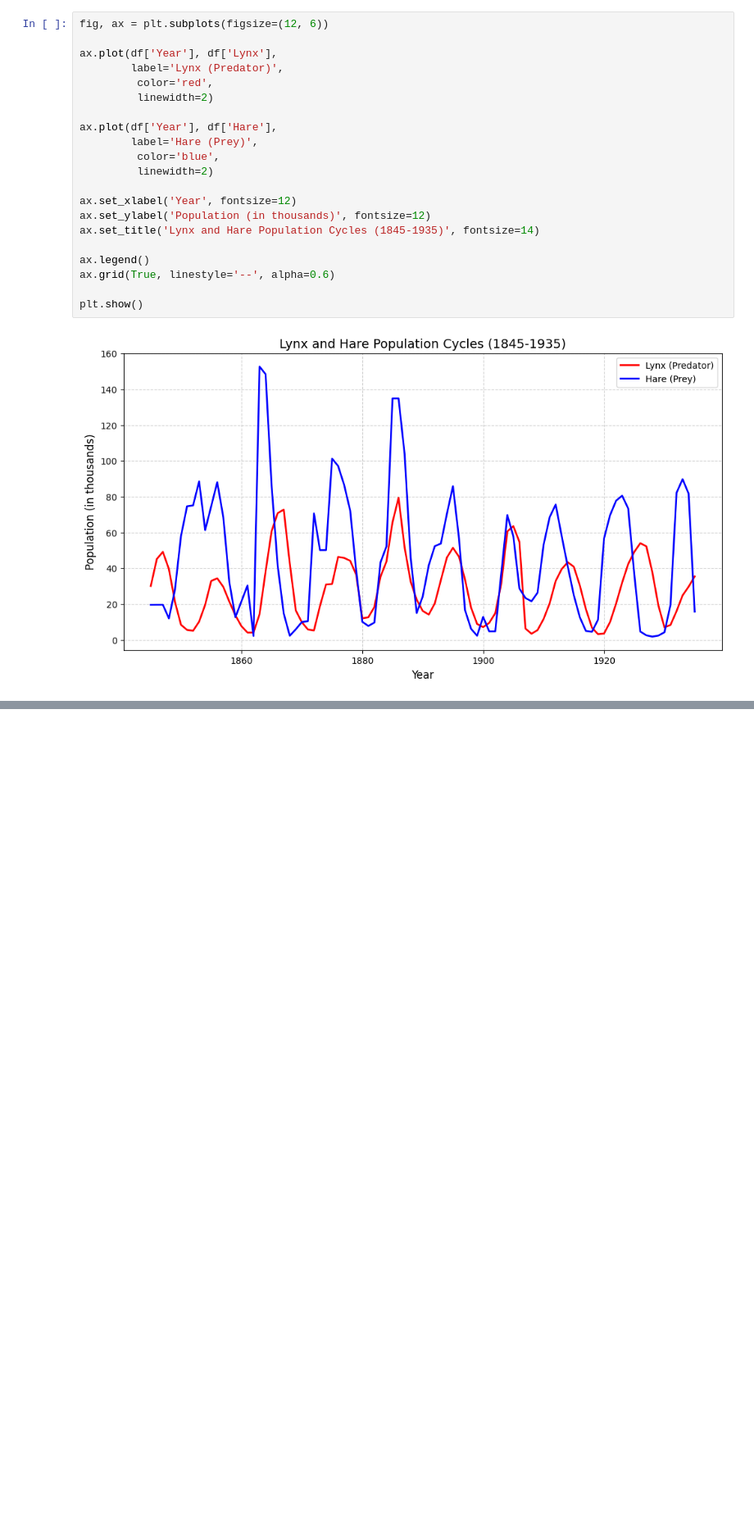
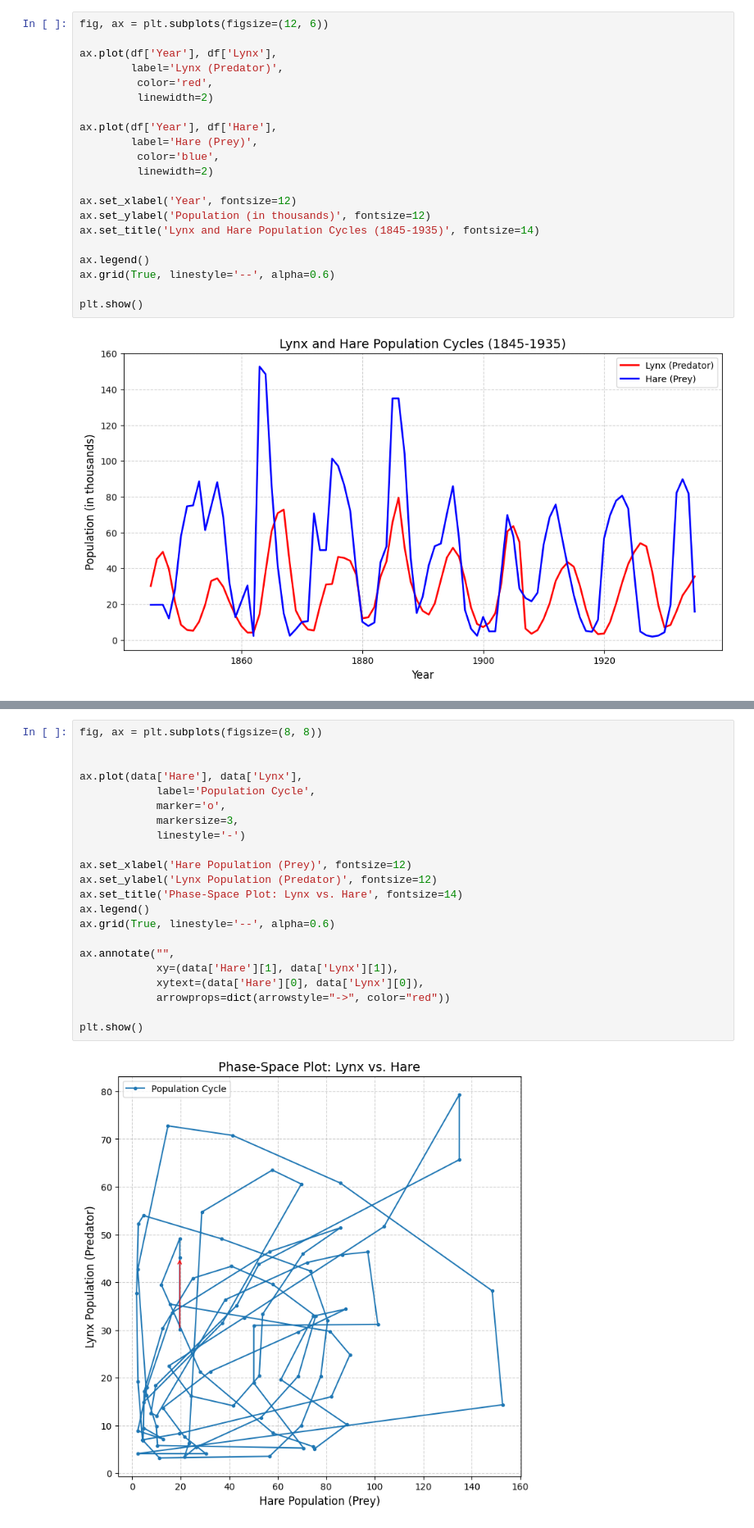
Before and after one commit to phereiitg/modeling-ecological-dynamics, a Jupyter notebook: model.ipynb, the cells around one changed output, grey strips where cells are left out. Shown at 82% size. Saved outputs shown, nothing was run; the diff lists cells and outputs as text; blank space fills up the shorter version.

```diff
--- a/model.ipynb
+++ b/model.ipynb
@@ -70,0 +96,24 @@ plt.show()
+# %%
+fig, ax = plt.subplots(figsize=(8, 8))
+
+
+ax.plot(data['Hare'], data['Lynx'],
+            label='Population Cycle',
+            marker='o',
+            markersize=3,
+            linestyle='-')
+
+ax.set_xlabel('Hare Population (Prey)', fontsize=12)
+ax.set_ylabel('Lynx Population (Predator)', fontsize=12)
+ax.set_title('Phase-Space Plot: Lynx vs. Hare', fontsize=14)
+ax.legend()
+ax.grid(True, linestyle='--', alpha=0.6)
+
+ax.annotate("",
+            xy=(data['Hare'][1], data['Lynx'][1]),
+            xytext=(data['Hare'][0], data['Lynx'][0]),
+            arrowprops=dict(arrowstyle="->", color="red"))
+
+plt.show()
+# %% [output]
+[figure, added]
```
Also changed, not shown: parts of 12 cells of this notebook.
